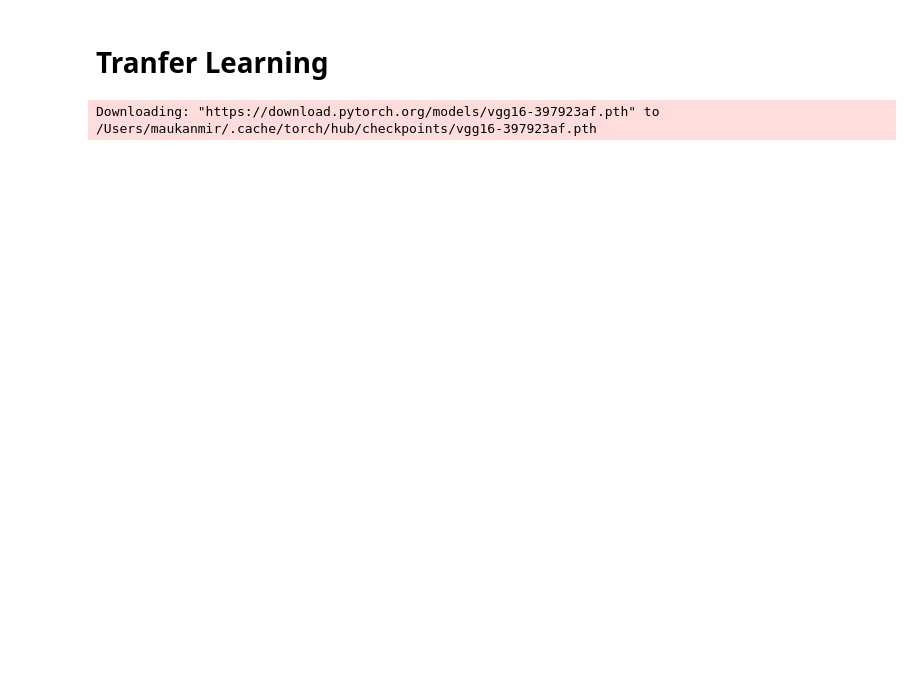
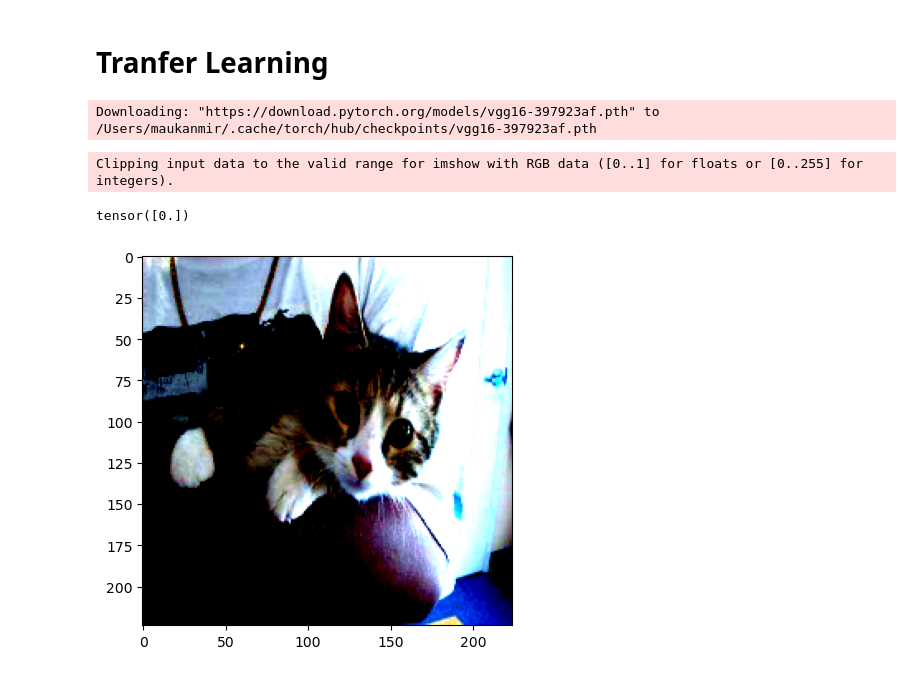
Before and after one commit to MaukanMir/AI-ML-Learning, a Jupyter notebook: Pytorch/transfer-learning.ipynb, the cells around one changed output. Saved outputs shown, nothing was run; the diff lists cells and outputs as text; code cells hidden in the pictures; blank space fills up the shorter version.

Commit message:
added new vgg model

```diff
--- a/Pytorch/transfer-learning.ipynb
+++ b/Pytorch/transfer-learning.ipynb
@@ -11,3 +11,52 @@ device = 'cuda' if torch.cuda.is_available() else 'cpu'
 model = models.vgg16(pretrained=True).to(device)
 # %% [output]
 Downloading: "https://download.pytorch.org/models/vgg16-397923af.pth" to /Users/maukanmir/.cache/torch/hub/checkpoints/vgg16-397923af.pth
+# %%
+import torch
+import torchvision
+import torch.nn as nn
+import torch.nn.functional as F
+from torchvision import transforms,models,datasets
+import matplotlib.pyplot as plt
+from PIL import Image
+from torch import optim
+device = 'cuda' if torch.cuda.is_available() else 'cpu'
+import cv2, glob, numpy as np, pandas as pd
+from glob import glob
+import torchvision.transforms as transforms
+from torch.utils.data import DataLoader, Dataset
+# %%
+training_path = "/Users/maukanmir/Downloads/Archive/training_set/training_set"
+test_path = "/Users/maukanmir/Downloads/Archive/test_set/test_set"
+# %%
+class CatsDogs(Dataset):
+    def __init__(self, folder):
+        cats = glob(folder+'/cats/*.jpg')
+        dogs = glob(folder+'/dogs/*.jpg')
+        self.fpaths = cats[:500] + dogs[:500]
+        self.normalize = transforms.Normalize(mean=[0.485,
+                   0.456, 0.406],std=[0.229, 0.224, 0.225])
+        from random import shuffle, seed; seed(10);
+        shuffle(self.fpaths)
+        self.targets =[fpath.split('/')[-1].startswith('dog') \
+                        for fpath in self.fpaths]
+    def __len__(self): return len(self.fpaths)
+    def __getitem__(self, ix):
+        f = self.fpaths[ix]
+        target = self.targets[ix]
+        im = (cv2.imread(f)[:,:,::-1])
+        im = cv2.resize(im, (224,224))
+        im = torch.tensor(im/255)
+        im = im.permute(2,0,1)
+        im = self.normalize(im)
+        return im.float().to(device), torch.tensor([target]).float().to(device)
+# %%
+data = CatsDogs(training_path)
+# %%
+im, label = data[200]
+plt.imshow(im.permute(1,2,0).cpu())
+print(label)
+# %% [output]
+Clipping input data to the valid range for imshow with RGB data ([0..1] for floats or [0..255] for integers).
+tensor([0.])
+[figure, added]
```
Also changed, not shown: parts of 4 cells of this notebook.
